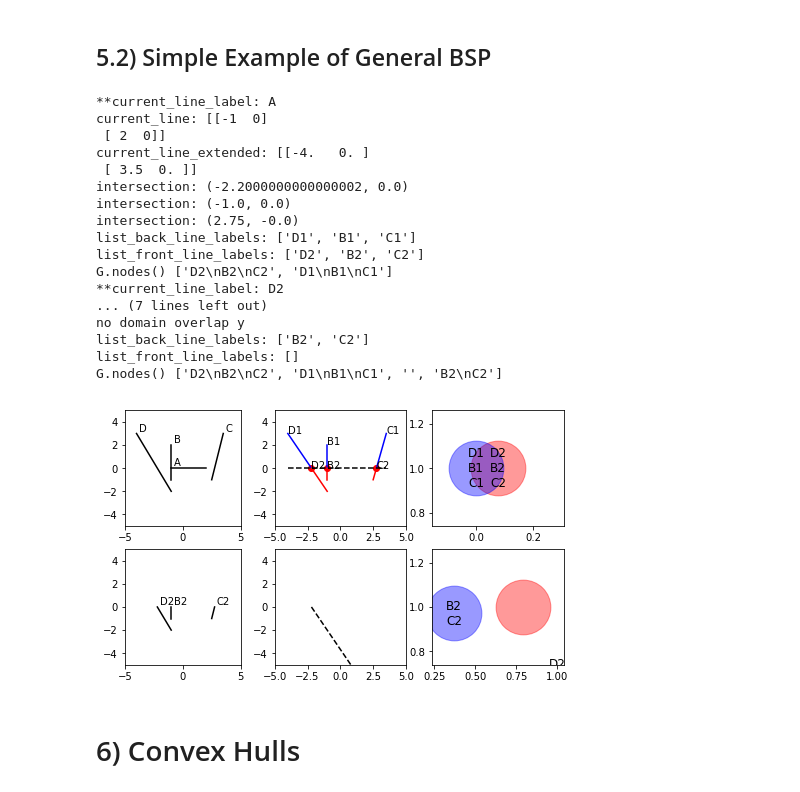
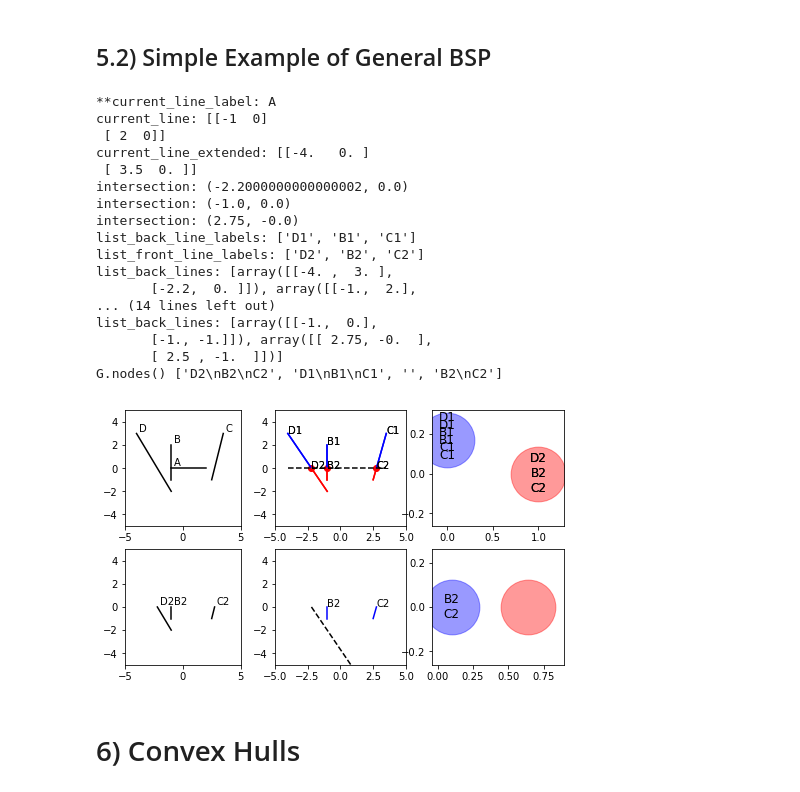
Before and after one commit to tylerjereddy/pycon-2017, a Jupyter notebook: mastering_scipy_spatial.ipynb, the cells around one changed output. Drawn from its saved outputs; the diff is of its cells as text; code cells hidden in the pictures.

Commit message:
BSP example: missing plot lines / labels restored in second plot / second row.

```diff
--- a/mastering_scipy_spatial.ipynb
+++ b/mastering_scipy_spatial.ipynb
@@ -723,12 +723,14 @@ def recursive_BSP(list_lines, line_labels, current_node_index=2, fig=fig, curr_p
     if len(new_list_lines) == 0:
         new_list_lines = list_lines[:]
         new_line_labels = line_labels[:]
+
     if abs(xdiff) > abs(ydiff):
         # split over y
         index_val = 1
     else:
         # split over x
         index_val = 0
+
     for line, label in zip(new_list_lines, new_line_labels):
         if label == current_line_label:
             continue
@@ -736,9 +738,15 @@ def recursive_BSP(list_lines, line_labels, current_node_index=2, fig=fig, curr_p
         if line_first_val > current_line_extended[0][index_val]:
             list_back_lines.append(line)
             list_back_line_labels.append(label)
+            color='blue'
         else:
             list_front_lines.append(line)
             list_front_line_labels.append(label)
+            color='red'
+        ax.plot(line[...,0],
+                line[...,1],
+                color=color)
+        ax.annotate(label, xy=line[0])
 
     ax.plot(current_line_extended[...,0],
         current_line_extended[...,1],
@@ -757,40 +765,41 @@ def recursive_BSP(list_lines, line_labels, current_node_index=2, fig=fig, curr_p
         nx.draw_networkx(G,
                          ax=ax,
                          nodelist=[node_labels],
                          node_size=3000,
                          node_color=color,
                          alpha=0.4)
 
     print('list_back_line_labels:', list_back_line_labels)
     print('list_front_line_labels:', list_front_line_labels)
+    print('list_back_lines:', list_back_lines)
     print('G.nodes()', G.nodes())
     curr_plot += 1
     return list_front_line_labels, list_front_lines, curr_plot
 
 list_front_line_labels, list_front_lines, curr_plot = recursive_BSP(list_lines, line_labels)
 list_front_line_labels, list_front_lines, curr_plot = recursive_BSP(list_lines=list_front_lines,
                                                                     line_labels=list_front_line_labels,
                                                                     current_node_index=0,
                                                                     curr_plot=curr_plot)
 # %% [output]
 **current_line_label: A
 current_line: [[-1  0]
  [ 2  0]]
 current_line_extended: [[-4.   0. ]
  [ 3.5  0. ]]
 intersection: (-2.2000000000000002, 0.0)
 intersection: (-1.0, 0.0)
 intersection: (2.75, -0.0)
 list_back_line_labels: ['D1', 'B1', 'C1']
 list_front_line_labels: ['D2', 'B2', 'C2']
-G.nodes() ['D2\nB2\nC2', 'D1\nB1\nC1']
-**current_line_label: D2
-... (7 lines left out)
-no domain overlap y
-list_back_line_labels: ['B2', 'C2']
-list_front_line_labels: []
+list_back_lines: [array([[-4. ,  3. ],
+       [-2.2,  0. ]]), array([[-1.,  2.],
+... (14 lines left out)
+list_back_lines: [array([[-1.,  0.],
+       [-1., -1.]]), array([[ 2.75, -0.  ],
+       [ 2.5 , -1.  ]])]
 G.nodes() ['D2\nB2\nC2', 'D1\nB1\nC1', '', 'B2\nC2']
-[figure, old version]
+[figure, new version]
 # %% [markdown]
 # 6) Convex Hulls
 # %% [markdown]
```
